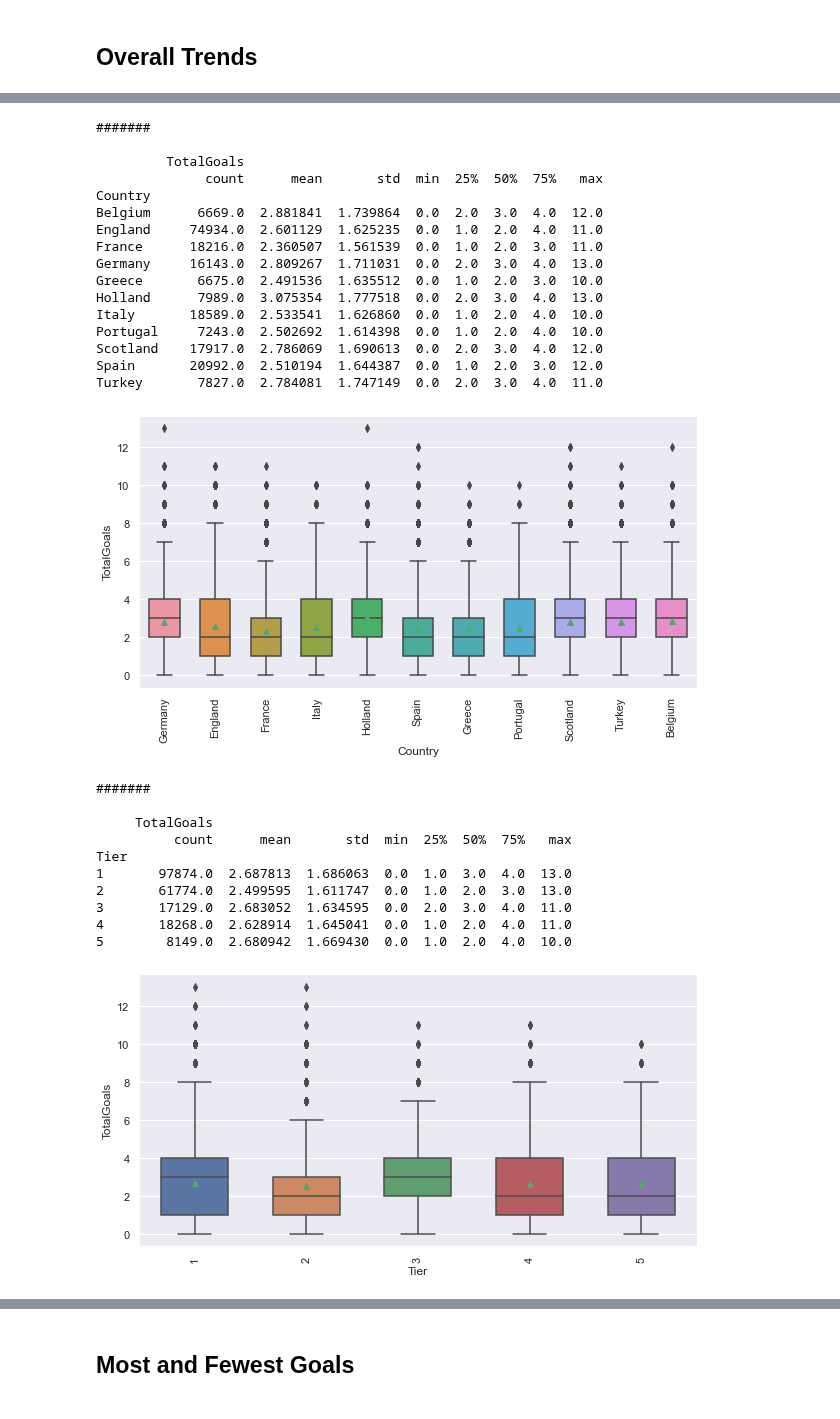
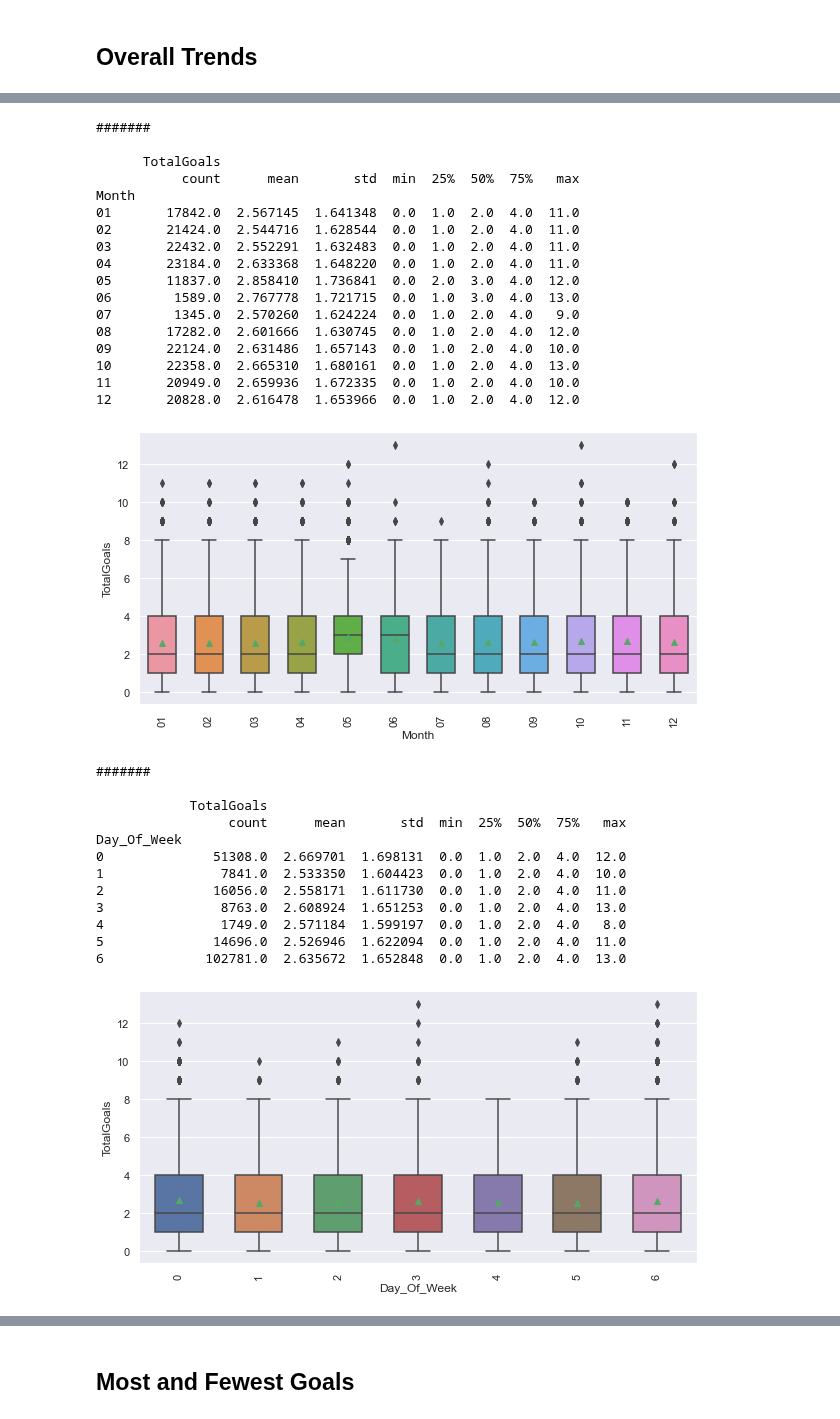
Before and after one commit to deacona/the-ball-is-round, a Jupyter notebook: notebooks/club_01_goals_around_europe.ipynb, the cells around one changed output, grey strips where cells are left out. Cells and saved outputs as stored; diff of their text form; code cells hidden in the pictures.

```diff
--- a/notebooks/club_01_goals_around_europe.ipynb
+++ b/notebooks/club_01_goals_around_europe.ipynb
@@ -25,11 +25,17 @@ df = utilities.get_master("fulldata")
 
 df = df[df.HomeAway == "Home"]
 
-attrib_cols = ["HomeAway", "Season", "Country", "Tier", "Team", "TeamOpp", "Manager", "ManagerOpp",
+df.dropna(subset=['TotalGoals'], inplace=True)
+
+attrib_cols = ["Date", "HomeAway", "Season", "Country", "Tier", "Team", "TeamOpp", "Manager", "ManagerOpp",
                "Stadium", "Referee", "Latitude", "Longitude"]
 metric_cols = ["Goals", "GoalsOpp", "TotalGoals"]
 
 df = df[attrib_cols + metric_cols]
 
+df['Date'] = pd.to_datetime(df['Date'], format="%Y-%m-%d")
+df["Month"] = df["Date"].apply(lambda x: x.strftime("%m"))
+df["Day_Of_Week"] = df["Date"].apply(lambda x: x.strftime("%w"))
+
 df.shape
 # %% [output]
@@ -72,56 +79,59 @@ array([[<AxesSubplot:title={'center':'TotalGoals'}>]], dtype=object)
 # %%
-for col in ["Season", "Country", "Tier"]:
+for col in ["Season", "Month", "Day_Of_Week", "Country", "Tier"]:
     print("\n#######\n")
     GpG = df[[col, "TotalGoals"]].groupby(col)
     print(GpG.describe(include="all"))
 #     df[[col, "TotalGoals"]].boxplot(by=col, showmeans=True, widths=0.7, figsize=(10,5)).get_figure().gca().set_title("")
-    sns.boxplot(x=col, y="TotalGoals", data=df, showmeans=True, width=0.6)
+    sns.boxplot(x=col, y="TotalGoals", data=df.sort_values(by=col), showmeans=True, width=0.6)
     plt.xticks(rotation=90)
     plt.show()
 # %% [output]
 #######
 
           TotalGoals
                count      mean       std  min  25%  50%  75%   max
 Season
 1993-1994     3346.0  2.643455  1.699524  0.0  1.0  2.0  4.0  11.0
 1994-1995     4617.0  2.690492  1.718282  0.0  1.0  2.0  4.0  10.0
 1995-1996     5103.0  2.658828  1.694471  0.0  1.0  2.0  4.0  11.0
 1996-1997     5981.0  2.587862  1.702795  0.0  1.0  2.0  4.0  13.0
 1997-1998     6733.0  2.624981  1.725868  0.0  1.0  2.0  4.0  11.0
 1998-1999     6531.0  2.629613  1.682949  0.0  1.0  2.0  4.0  10.0
 1999-2000     6532.0  2.657226  1.701303  0.0  1.0  2.0  4.0  12.0
 ... (17 lines left out)
 2017-2018    10121.0  2.634917  1.636057  0.0  1.0  2.0  4.0  10.0
 2018-2019    10223.0  2.663700  1.631709  0.0  2.0  2.0  4.0  11.0
 2019-2020     9597.0  2.600917  1.570741  0.0  1.0  2.0  4.0   9.0
 2020-2021     2976.0  2.594758  1.718440  0.0  1.0  2.0  4.0  13.0
 [figure]
 #######
 
-         TotalGoals
-              count      mean       std  min  25%  50%  75%   max
-Country
-Belgium      6669.0  2.881841  1.739864  0.0  2.0  3.0  4.0  12.0
-England     74934.0  2.601129  1.625235  0.0  1.0  2.0  4.0  11.0
-France      18216.0  2.360507  1.561539  0.0  1.0  2.0  3.0  11.0
-Germany     16143.0  2.809267  1.711031  0.0  2.0  3.0  4.0  13.0
-Greece       6675.0  2.491536  1.635512  0.0  1.0  2.0  3.0  10.0
-Holland      7989.0  3.075354  1.777518  0.0  2.0  3.0  4.0  13.0
-Italy       18589.0  2.533541  1.626860  0.0  1.0  2.0  4.0  10.0
-Portugal     7243.0  2.502692  1.614398  0.0  1.0  2.0  4.0  10.0
-Scotland    17917.0  2.786069  1.690613  0.0  2.0  3.0  4.0  12.0
-Spain       20992.0  2.510194  1.644387  0.0  1.0  2.0  3.0  12.0
-Turkey       7827.0  2.784081  1.747149  0.0  2.0  3.0  4.0  11.0
+      TotalGoals
+           count      mean       std  min  25%  50%  75%   max
+Month
+01       17842.0  2.567145  1.641348  0.0  1.0  2.0  4.0  11.0
+02       21424.0  2.544716  1.628544  0.0  1.0  2.0  4.0  11.0
+03       22432.0  2.552291  1.632483  0.0  1.0  2.0  4.0  11.0
+04       23184.0  2.633368  1.648220  0.0  1.0  2.0  4.0  11.0
+05       11837.0  2.858410  1.736841  0.0  2.0  3.0  4.0  12.0
+06        1589.0  2.767778  1.721715  0.0  1.0  3.0  4.0  13.0
+07        1345.0  2.570260  1.624224  0.0  1.0  2.0  4.0   9.0
+08       17282.0  2.601666  1.630745  0.0  1.0  2.0  4.0  12.0
+09       22124.0  2.631486  1.657143  0.0  1.0  2.0  4.0  10.0
+10       22358.0  2.665310  1.680161  0.0  1.0  2.0  4.0  13.0
+11       20949.0  2.659936  1.672335  0.0  1.0  2.0  4.0  10.0
+12       20828.0  2.616478  1.653966  0.0  1.0  2.0  4.0  12.0
-[figure, old version]
+[figure, new version]
 #######
 
-     TotalGoals
-          count      mean       std  min  25%  50%  75%   max
-Tier
-1       97874.0  2.687813  1.686063  0.0  1.0  3.0  4.0  13.0
-2       61774.0  2.499595  1.611747  0.0  1.0  2.0  3.0  13.0
-3       17129.0  2.683052  1.634595  0.0  2.0  3.0  4.0  11.0
-4       18268.0  2.628914  1.645041  0.0  1.0  2.0  4.0  11.0
-5        8149.0  2.680942  1.669430  0.0  1.0  2.0  4.0  10.0
+            TotalGoals
+                 count      mean       std  min  25%  50%  75%   max
+Day_Of_Week
+0              51308.0  2.669701  1.698131  0.0  1.0  2.0  4.0  12.0
+1               7841.0  2.533350  1.604423  0.0  1.0  2.0  4.0  10.0
+2              16056.0  2.558171  1.611730  0.0  1.0  2.0  4.0  11.0
+3               8763.0  2.608924  1.651253  0.0  1.0  2.0  4.0  13.0
+4               1749.0  2.571184  1.599197  0.0  1.0  2.0  4.0   8.0
+5              14696.0  2.526946  1.622094  0.0  1.0  2.0  4.0  11.0
+6             102781.0  2.635672  1.652848  0.0  1.0  2.0  4.0  13.0
-[figure, old version]
+[figure, new version]
```
Also changed, not shown: parts of 8 cells of this notebook, 2 other files.
